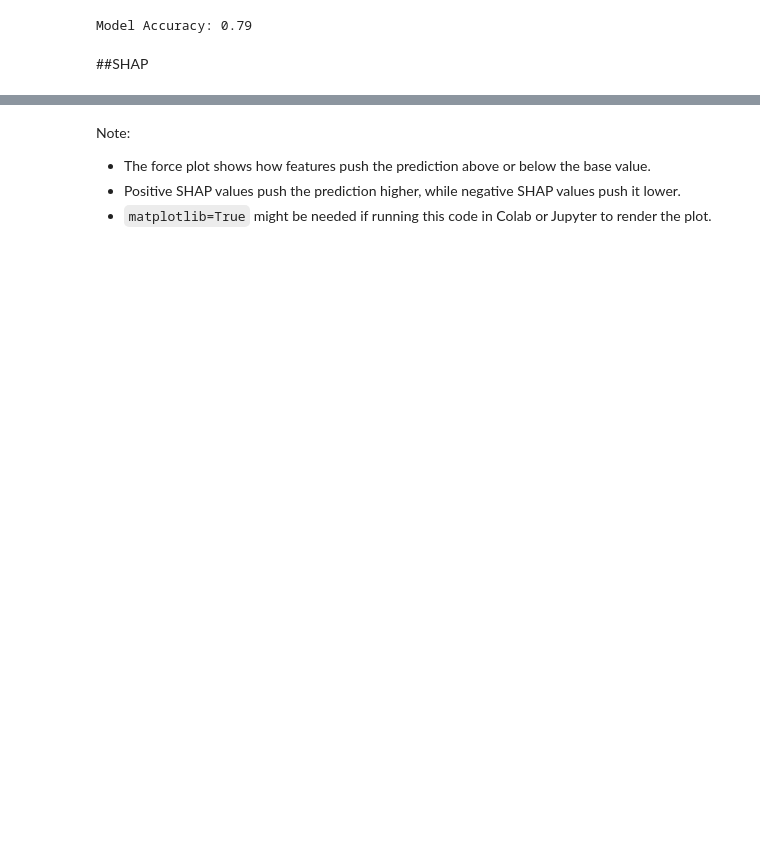
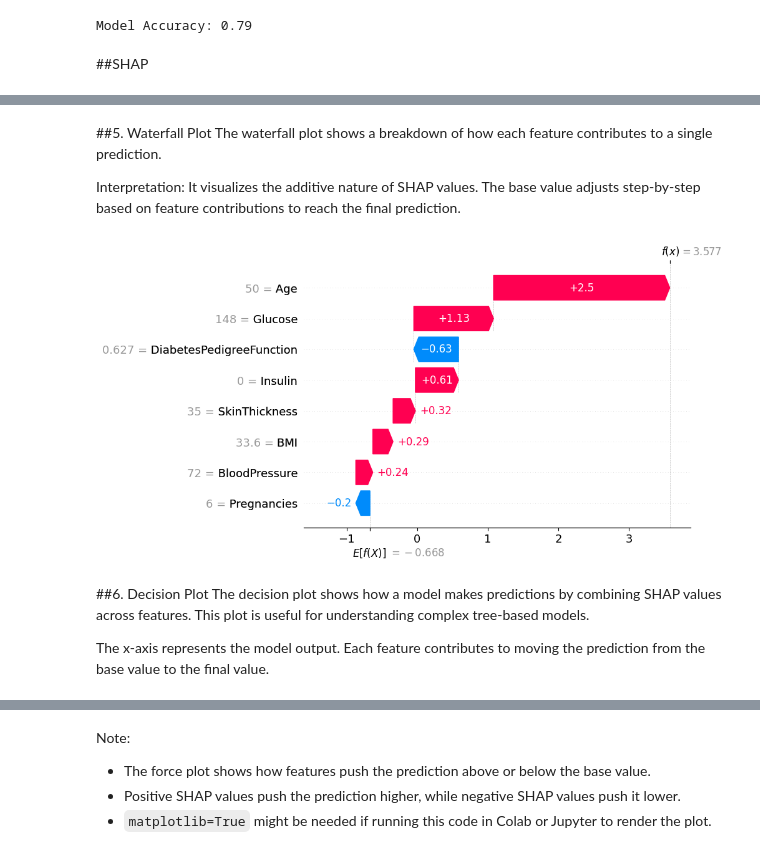
Before and after one commit to Piyumi22/XAI, a Jupyter notebook: SHAP_example_model.ipynb, the cells around one changed output, grey strips where cells are left out. Cells and saved outputs as stored; diff of their text form; code cells hidden in the pictures; blank space fills up the shorter version.

```diff
--- a/SHAP_example_model.ipynb
+++ b/SHAP_example_model.ipynb
@@ -85,0 +251,22 @@ shap.force_plot(explainer.expected_value, shap_values[0, :], X.iloc[0, :], matpl
+# %% [markdown]
+
+
+##5. Waterfall Plot
+The waterfall plot shows a breakdown of how each feature contributes to a single prediction.
+
+
+Interpretation:
+It visualizes the additive nature of SHAP values.
+The base value adjusts step-by-step based on feature contributions to reach the final prediction.
+# %%
+# Waterfall Plot
+shap.waterfall_plot(shap.Explanation(values=shap_values[0], base_values=explainer.expected_value, data=X.iloc[0]))
+# %% [output]
+[figure, added]
+# %% [markdown]
+
+##6. Decision Plot
+The decision plot shows how a model makes predictions by combining SHAP values across features. This plot is useful for understanding complex tree-based models.
+
+The x-axis represents the model output.
+Each feature contributes to moving the prediction from the base value to the final value.
```
Also changed, not shown: parts of 29 cells of this notebook.
